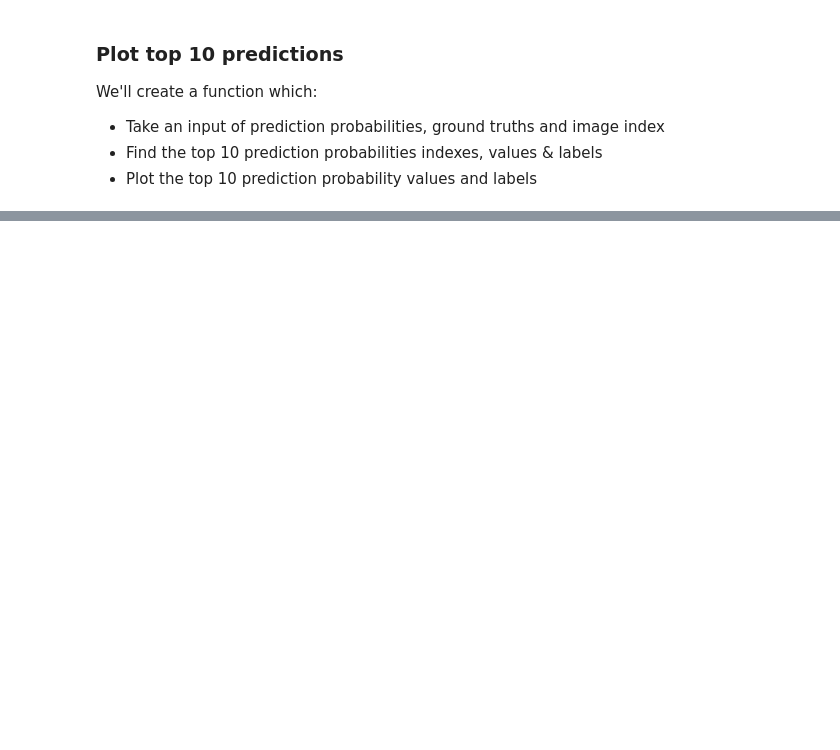
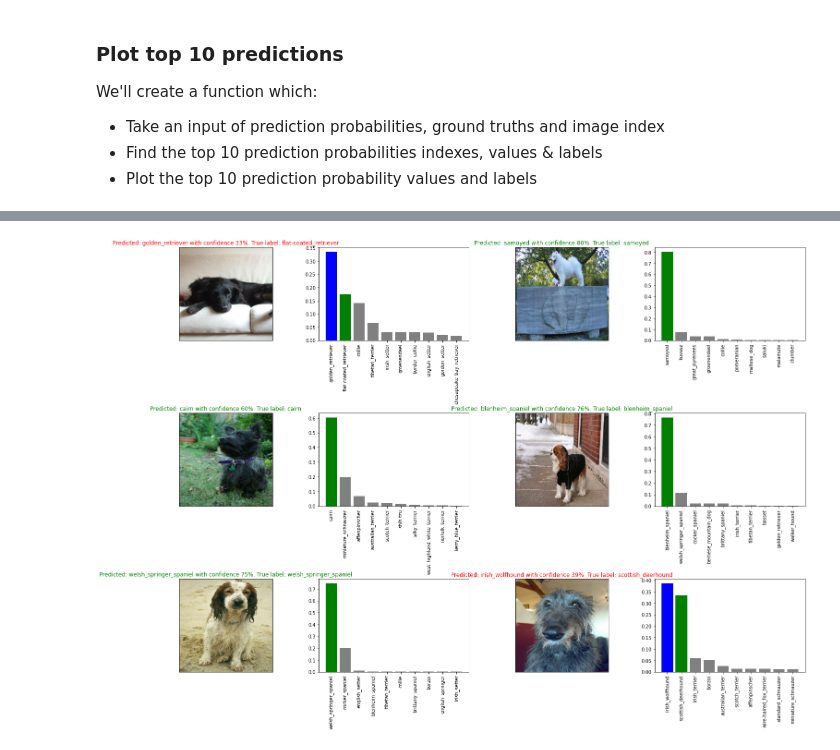
Before and after one commit to Ammar-Raneez/Dog_Vision, a Jupyter notebook: dog_vision.ipynb, the cells around one changed output, grey strips where cells are left out. Drawn from its saved outputs; the diff is of its cells as text; code cells hidden in the pictures; blank space fills up the shorter version.

Commit message:
Visualize many image confidences

```diff
--- a/dog_vision.ipynb
+++ b/dog_vision.ipynb
@@ -612,0 +607,29 @@ plot_preds(
+# %%
+# Visualize a number of predictions
+def plot_many_preds(start_index=20):
+    num_rows = 3
+    num_cols = 2
+    num_images = num_rows * num_cols
+    plt.figure(figsize=(10 * num_cols, 5 * num_rows))
+    for i in range(num_images):
+        plt.subplot(num_rows, 2 * num_cols, 2 * i + 1)
+        plot_pred(
+            prediction_probabilities=predictions,
+            labels = val_labels,
+            images = val_images,
+            n = i + start_index
+        )
+
+        plt.subplot(num_rows, 2 * num_cols, 2 * i + 2)
+        plot_preds(
+            prediction_probabilities=predictions,
+            labels = val_labels,
+            n = i + start_index
+        )
+
+    plt.tight_layout(h_pad = 1.0)
+    plt.show()
+# %%
+plot_many_preds()
+# %% [output]
+[figure, added]
```
Also changed, not shown: parts of 10 cells of this notebook.
